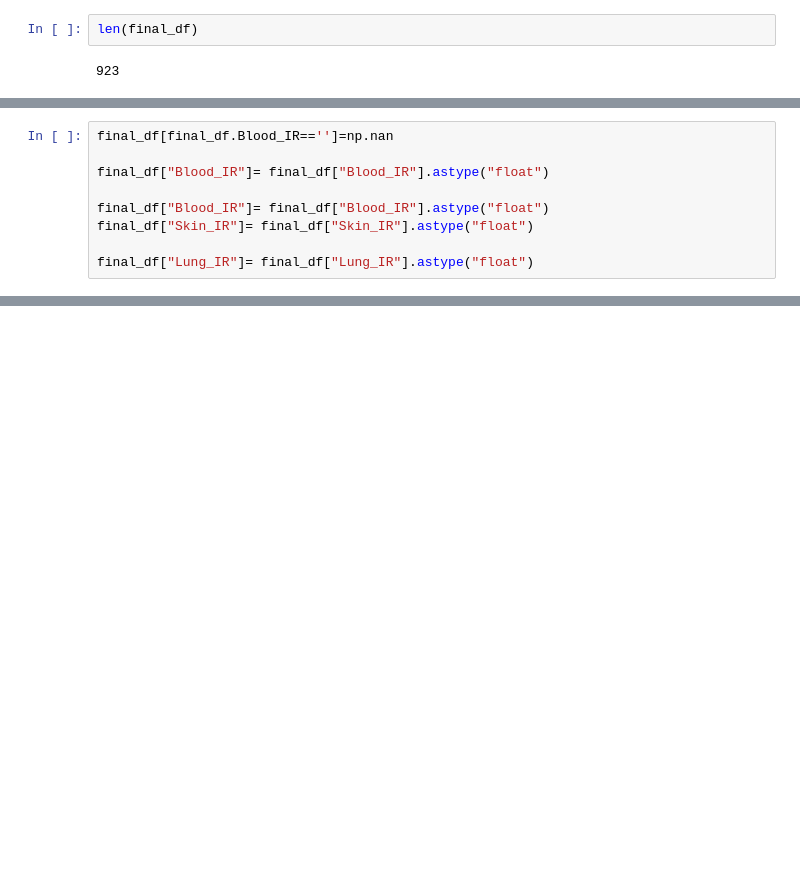
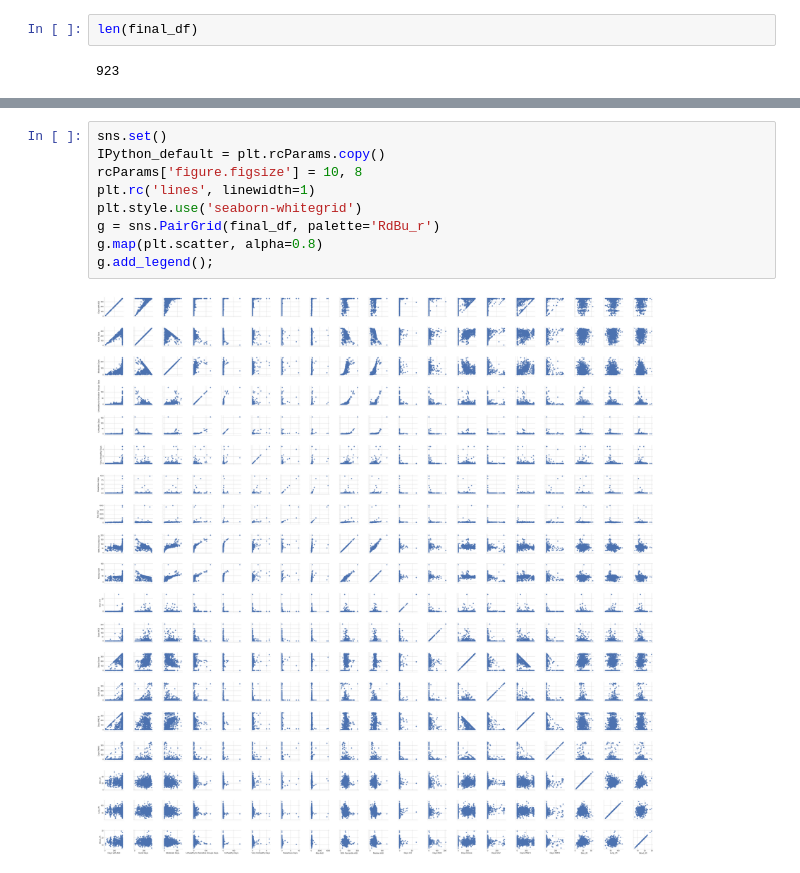
Before and after one commit to PetraLee2019/The-Effect-of-Air-Pollution-and-Smoking-on-Cancer-and-Stroke-Incidence-Rates, a Jupyter notebook: PS_updated_cancer_pollution.ipynb, the cells around one changed output, grey strips where cells are left out. Saved outputs shown, nothing was run; the diff lists cells and outputs as text; blank space fills up the shorter version.

```diff
--- a/PS_updated_cancer_pollution.ipynb
+++ b/PS_updated_cancer_pollution.ipynb
@@ -237,12 +246,3 @@ final_df[final_df.Blood_IR==''].head()
-# %%
-final_df[final_df.Blood_IR=='']=np.nan
-
-final_df["Blood_IR"]= final_df["Blood_IR"].astype("float")
-
-final_df["Blood_IR"]= final_df["Blood_IR"].astype("float")
-final_df["Skin_IR"]= final_df["Skin_IR"].astype("float")
-
-final_df["Lung_IR"]= final_df["Lung_IR"].astype("float")
 # %%
 final_df.corr()
 # %% [output]
@@ -263,3 +263,14 @@ final_df.corr()
 | Skin_IR | -0.007448 | 0.053899 | -0.080297 | -0.050470 | -0.013838 | 0.000912 | ... |
 | Lung_IR | -0.121054 | 0.009732 | -0.158842 | -0.186755 | -0.125875 | -0.164551 | ... |
 | Blood_IR | -0.026966 | 0.077670 | -0.129362 | -0.083977 | -0.059583 | -0.019525 | ... |
+# %%
+sns.set()
+IPython_default = plt.rcParams.copy()
+rcParams['figure.figsize'] = 10, 8
+plt.rc('lines', linewidth=1)
+plt.style.use('seaborn-whitegrid')
+g = sns.PairGrid(final_df, palette='RdBu_r')
+g.map(plt.scatter, alpha=0.8)
+g.add_legend();
+# %% [output]
+[figure, added]
```
Also changed, not shown: parts of 15 cells of this notebook, 1 other file.
